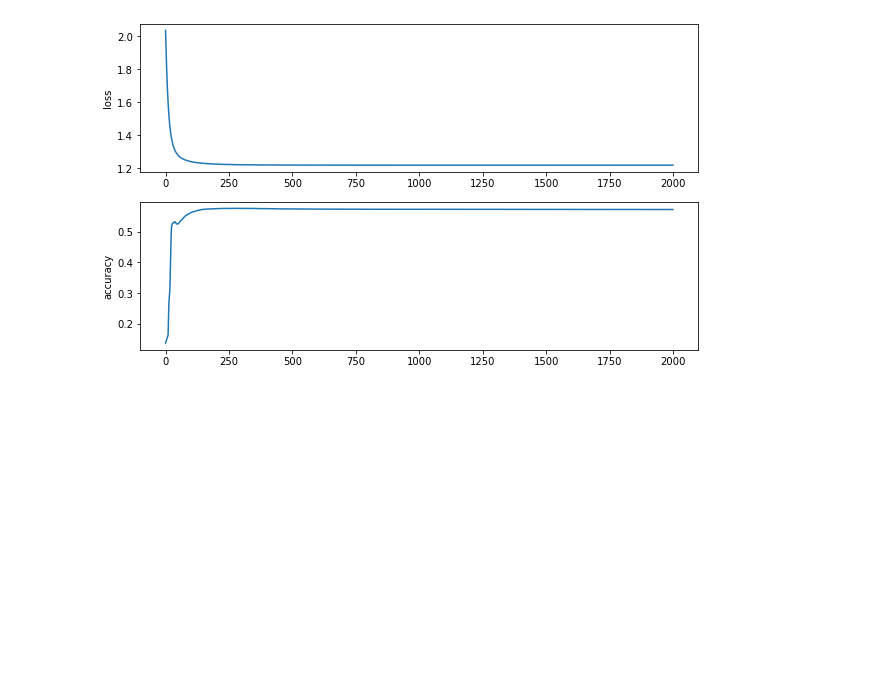
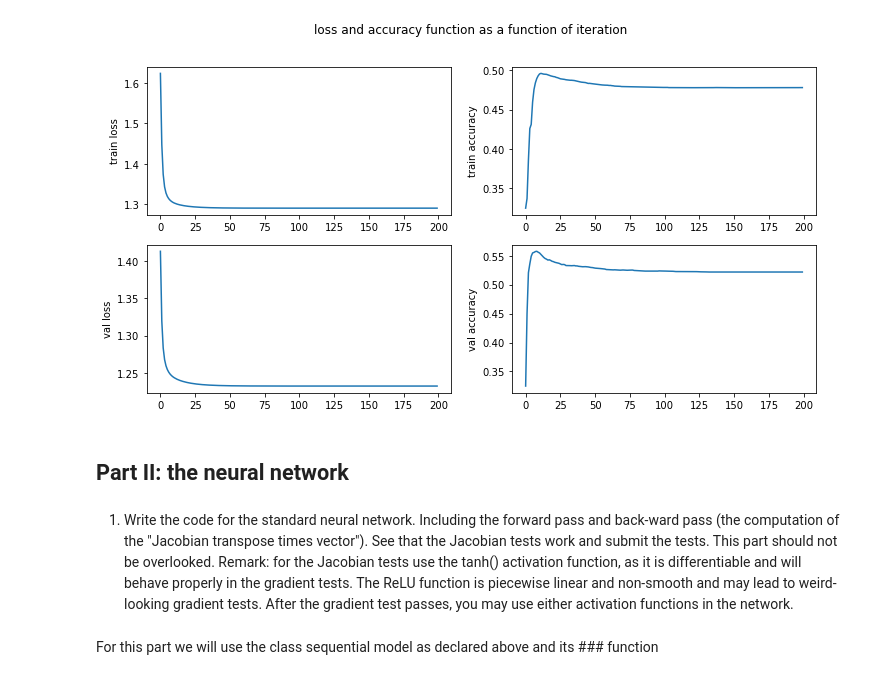
Before and after one commit to danikv/DeepLearningEx1, a Jupyter notebook: Ex1.ipynb, the cells around one changed output. Saved outputs shown, nothing was run; the diff lists cells and outputs as text; code cells hidden in the pictures; blank space fills up the shorter version.

```diff
--- a/Ex1.ipynb
+++ b/Ex1.ipynb
@@ -5,0 +27,7 @@ import sys
+# %%
+X = mat['Yt']
+Y = mat['Ct']
+X_val = mat['Yv']
+Y_val = mat['Cv']
+print(X.shape)
+print(Y.shape)
@@ -120,4 +252,0 @@ print(Y.shape)
-# %%
-Y_predicted = model(X)
-print(Y_predicted.shape)
-print(Y_predicted.sum(axis=0))
@@ -131,13 +255,3 @@ print(cross_entropy_loss(Y, Y_predicted))
 # %%
 def accuracy(Y_true, Y_predicted):
     return np.sum(np.argmax(Y_true, axis=0) == np.argmax(Y_predicted, axis=0)) / Y_true.shape[1]
-# %%
-def SGD(model, X, Y, epoch):
-    loss = []
-    accuracy_sgd = []
-    for i in range(epoch):
-        Y_predicted = model(X)
-        model.update_weigths(Y)
-        accuracy_sgd.append(accuracy(Y, Y_predicted))
-        loss.append(cross_entropy_loss(Y, Y_predicted))
-    return loss, accuracy_sgd
@@ -144,17 +283,29 @@ def SGD(model, X, Y, epoch):
 # %%
 import matplotlib.pyplot as plt
 
-model_loss, model_accuracy = SGD(model, X, Y, 2000)
+model = sequential_model(
+        linear_layer(2, 5, activation=softmax())
+        )
+
+loss_train, accuracy_train, loss_val, accuracy_val = SGD(model, X, Y, X_val, Y_val, 200, 2500)
 
 #fig = plt.figure(figsize=(10,6))
 
-fig, axs = plt.subplots(2, figsize=(10,6))
-axs[0].plot(model_loss)
-axs[0].set_ylabel('loss')
+fig, axs = plt.subplots(2, 2, figsize=(12,6))
+fig.suptitle('loss and accuracy function as a function of iteration')
 
-axs[1].plot(model_accuracy)
-axs[1].set_ylabel('accuracy')
+axs[0][0].plot(loss_train)
+axs[0][0].set_ylabel('train loss')
+
+axs[0][1].plot(accuracy_train)
+axs[0][1].set_ylabel('train accuracy')
+
+axs[1][0].plot(loss_val)
+axs[1][0].set_ylabel('val loss')
+
+axs[1][1].plot(accuracy_val)
+axs[1][1].set_ylabel('val accuracy')
 
 plt.show()
 # %% [output]
-[figure, old version]
+[figure, new version]
@@ -180,0 +314,9 @@ def gradient_test_with_respect_to_inputs(function, gradient, activation, X, Y):
+# %% [markdown]
+## Part II: the neural network
+# %% [markdown]
+1. Write the code for the standard neural network. Including the forward pass and back-ward pass (the computation of the "Jacobian transpose times vector"). See that the
+Jacobian tests work and submit the tests. This part should not be overlooked.
+Remark: for the Jacobian tests use the tanh() activation function, as it is differentiable and will behave properly in the gradient tests. The ReLU function is piecewise linear
+and non-smooth and may lead to weird-looking gradient tests. After the gradient test passes, you may use either activation functions in the network.
+# %% [markdown]
+For this part we will use the class sequential model as declared above and its ### function
```
Also changed, not shown: parts of 47 cells of this notebook.
